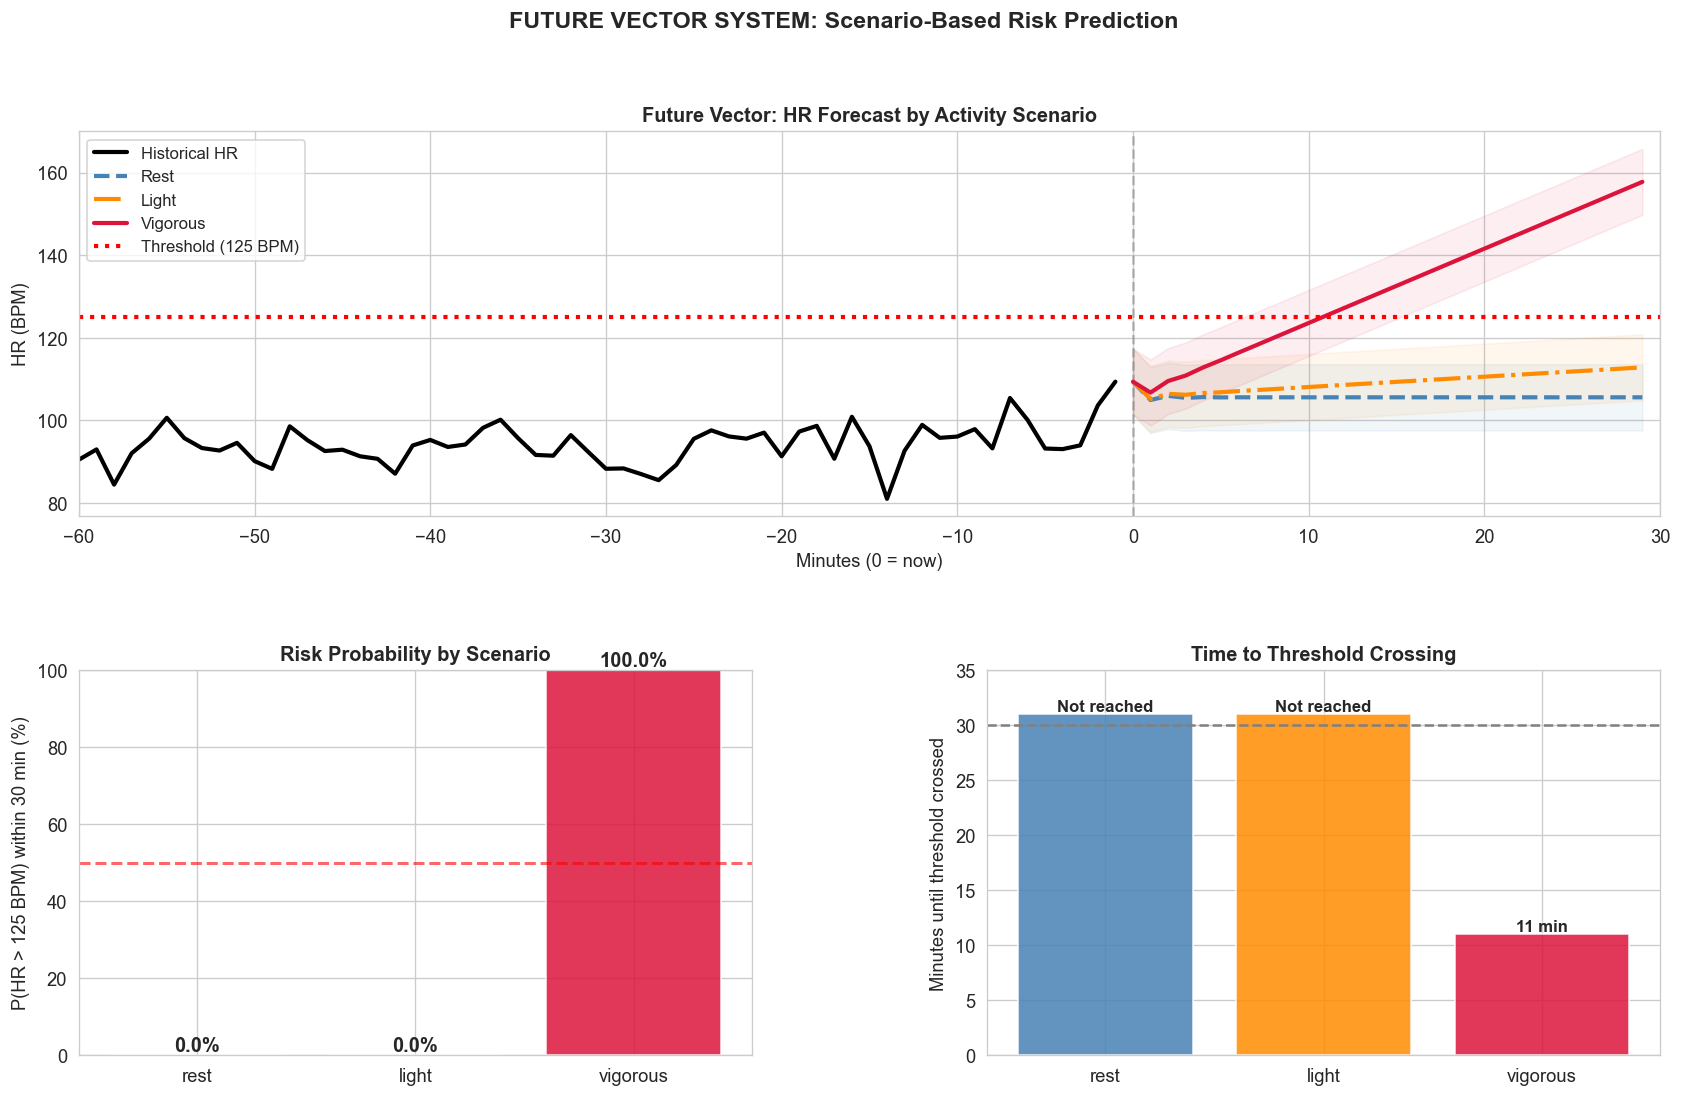
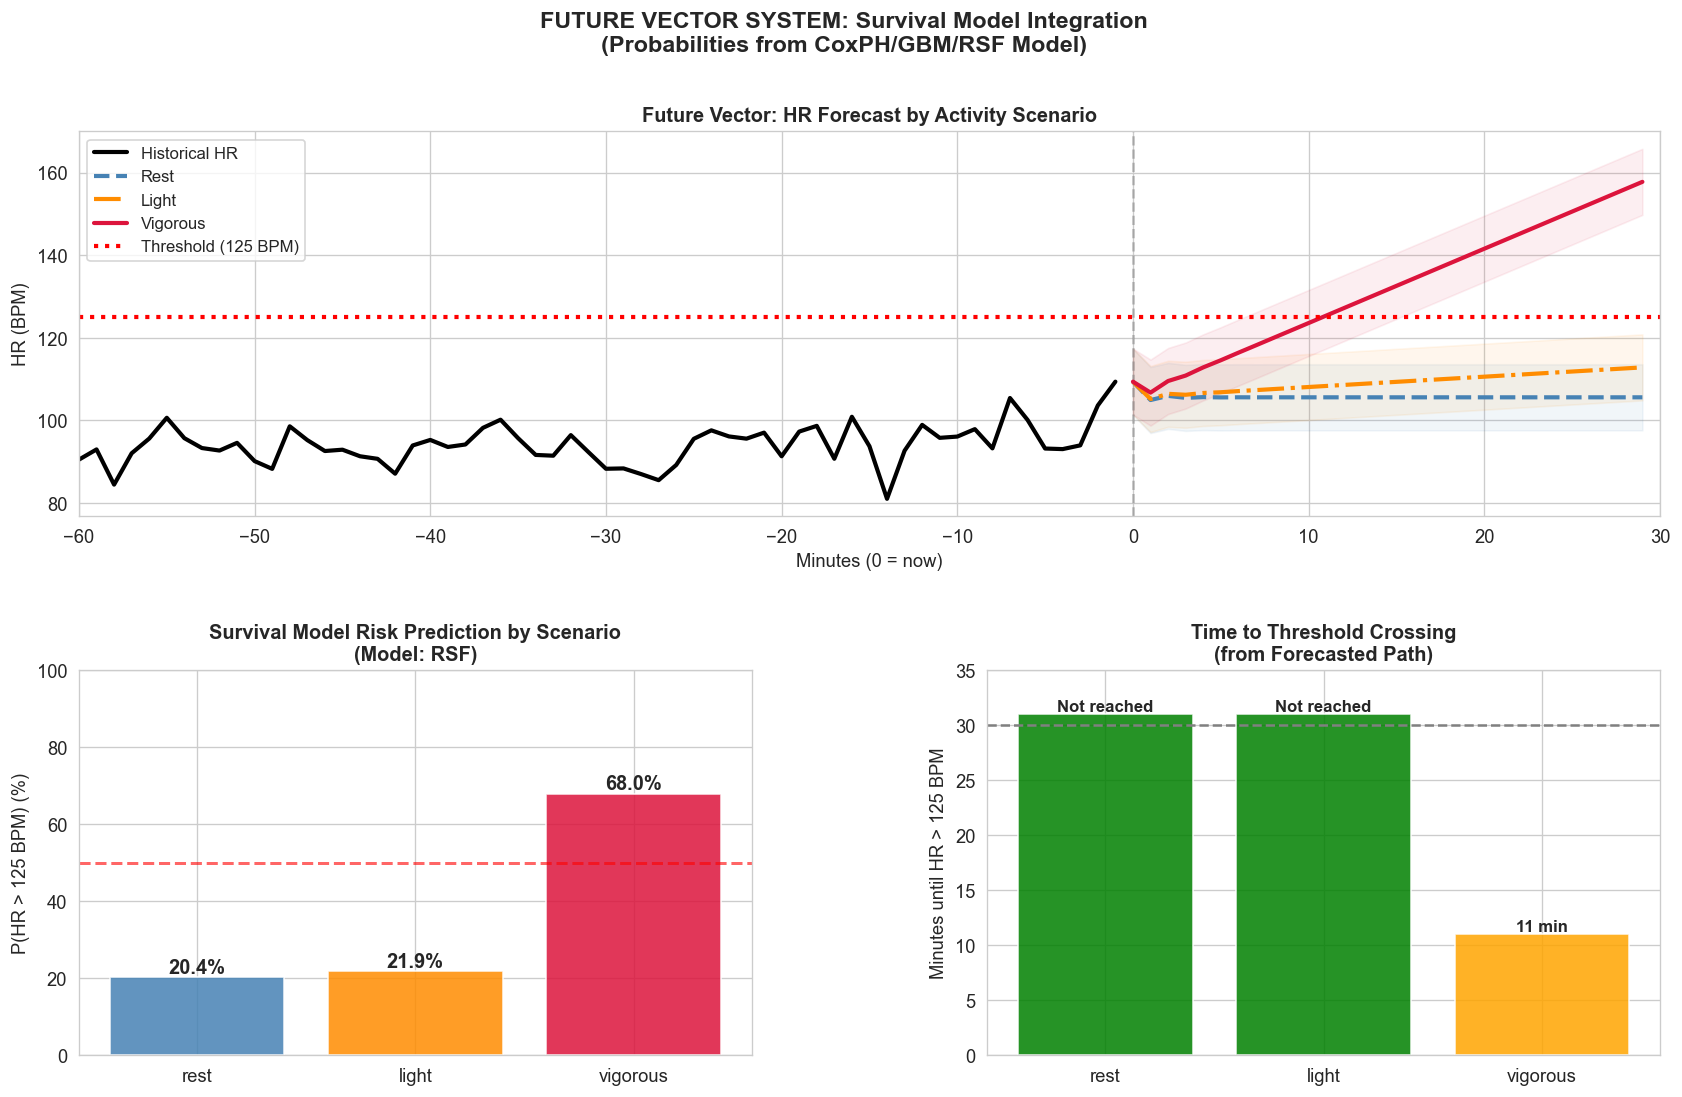
Unified diff of the notebook cell whose output changed from the first chart to the second:
--- before
+++ after
@@ -1,3 +1,3 @@
-# Future Vector Visualization
+# Future Vector Visualization (with Survival Model Integration)
 fig = plt.figure(figsize=(17, 10))
 gs  = gridspec.GridSpec(2, 2, figure=fig, hspace=0.4, wspace=0.35)
@@ -20,16 +20,20 @@
 ax2.bar(sc_names, probs, color=['steelblue','darkorange','crimson'], alpha=0.85, edgecolor='white')
 ax2.axhline(50, color='red', ls='--', lw=1.8, alpha=0.6)
-ax2.set_ylim(0, 100); ax2.set_ylabel('P(HR > 125 BPM) within 30 min (%)')
-ax2.set_title('Risk Probability by Scenario', fontweight='bold')
-for i, p in enumerate(probs): ax2.text(i, p+1, f'{p:.1f}%', ha='center', fontsize=12, fontweight='bold')
+ax2.set_ylim(0, 100); ax2.set_ylabel('P(HR > 125 BPM) (%)')
+ax2.set_title(f'Survival Model Risk Prediction by Scenario\n(Model: {results["rest"]["model_type"]})', fontweight='bold')
+for i, p in enumerate(probs): 
+    ax2.text(i, p+1, f'{p:.1f}%', ha='center', fontsize=12, fontweight='bold')
 
 ax3 = fig.add_subplot(gs[1, 1])
 cross_ts = [results[sc]['time_to_threshold'] if results[sc]['time_to_threshold'] else 31 for sc in sc_names]
-ax3.bar(sc_names, cross_ts, color=['steelblue','darkorange','crimson'], alpha=0.85, edgecolor='white')
+colors_bar = ['green' if probs[i] < 40 else 'orange' if probs[i] < 70 else 'red' for i in range(len(sc_names))]
+ax3.bar(sc_names, cross_ts, color=colors_bar, alpha=0.85, edgecolor='white')
 ax3.axhline(30, color='gray', ls='--', lw=1.5); ax3.set_ylim(0, 35)
-ax3.set_ylabel('Minutes until threshold crossed'); ax3.set_title('Time to Threshold Crossing', fontweight='bold')
+ax3.set_ylabel('Minutes until HR > 125 BPM'); 
+ax3.set_title('Time to Threshold Crossing\n(from Forecasted Path)', fontweight='bold')
 for i, ct in enumerate(cross_ts):
     ax3.text(i, ct+0.3, f'{ct} min' if ct <= 30 else 'Not reached', ha='center', fontsize=10, fontweight='bold')
 
-plt.suptitle('FUTURE VECTOR SYSTEM: Scenario-Based Risk Prediction', fontsize=14, fontweight='bold')
+plt.suptitle('FUTURE VECTOR SYSTEM: Survival Model Integration\n(Probabilities from CoxPH/GBM/RSF Model)', 
+             fontsize=14, fontweight='bold')
 plt.savefig(FIG/'Fig11_FutureVector_Scenarios.png', bbox_inches='tight'); plt.show()

Commit: Vector Scenario changes